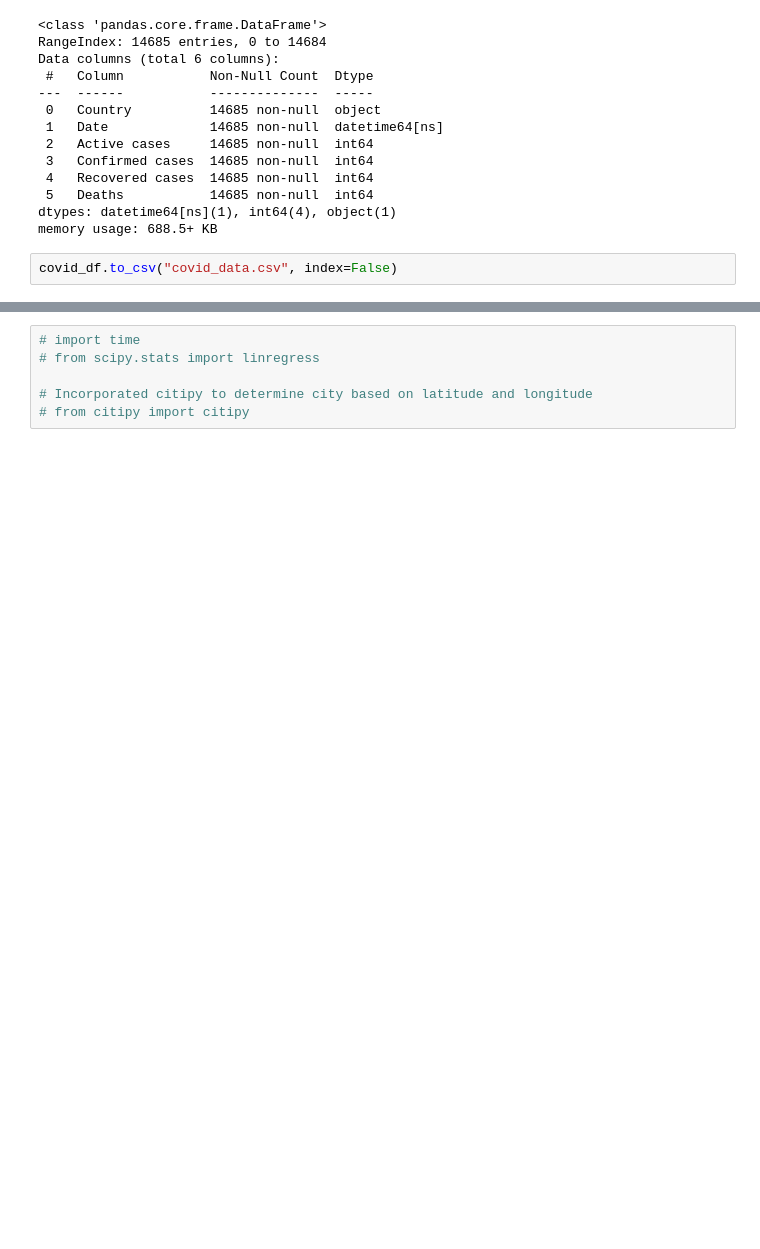
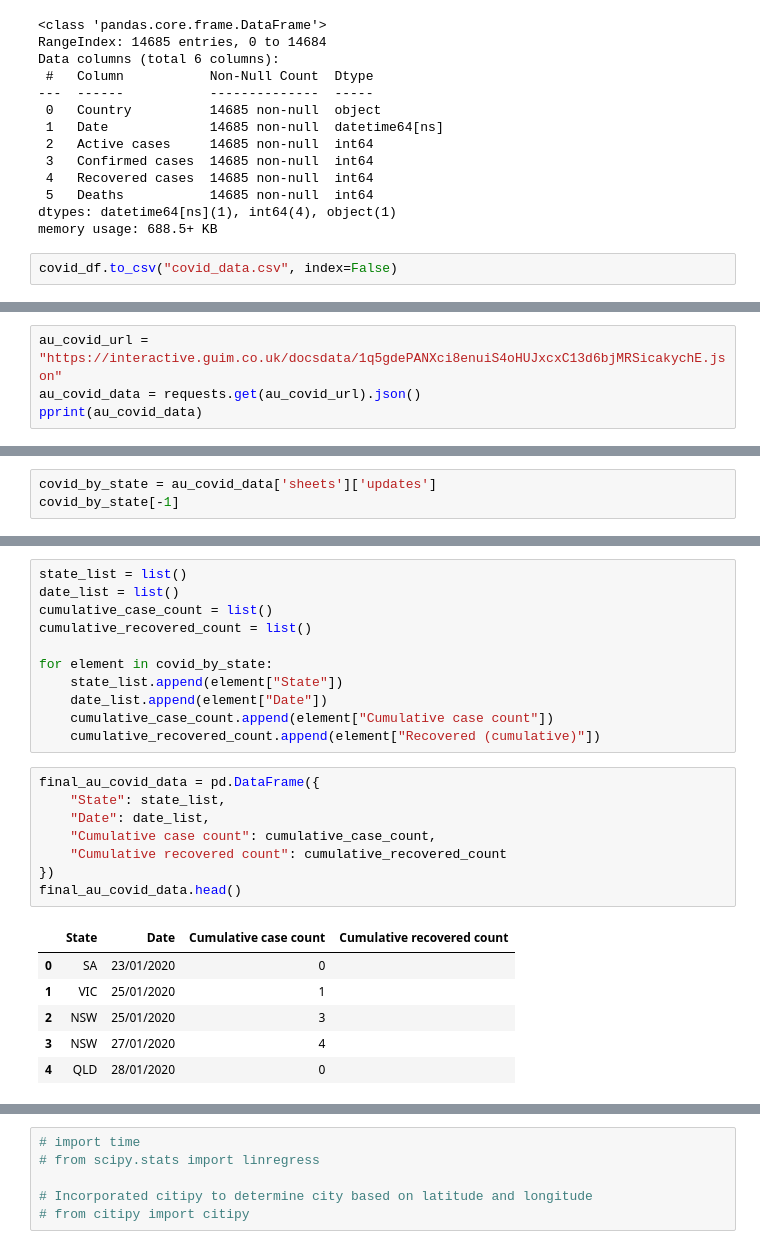
Before and after one commit to poojaisabelle/Project-One, a Jupyter notebook: data_exploration_cleanup_TRACEY.ipynb, the cells around one changed output, grey strips where cells are left out. Saved outputs shown, nothing was run; the diff lists cells and outputs as text; blank space fills up the shorter version.

Commit message:
Request and Clean the aus covid data. Export to csv file

```diff
--- a/data_exploration_cleanup_TRACEY.ipynb
+++ b/data_exploration_cleanup_TRACEY.ipynb
@@ -543,0 +546,4 @@ covid_df.to_csv("covid_data.csv", index=False)
+# %%
+au_covid_url = "https://interactive.guim.co.uk/docsdata/1q5gdePANXci8enuiS4oHUJxcxC13d6bjMRSicakychE.json"
+au_covid_data = requests.get(au_covid_url).json()
+pprint(au_covid_data)
@@ -543,0 +576,3 @@ covid_df.to_csv("covid_data.csv", index=False)
+# %%
+covid_by_state = au_covid_data['sheets']['updates']
+covid_by_state[-1]
@@ -543,0 +593,26 @@ covid_df.to_csv("covid_data.csv", index=False)
+# %%
+state_list = list()
+date_list = list()
+cumulative_case_count = list()
+cumulative_recovered_count = list()
+
+for element in covid_by_state:
+    state_list.append(element["State"])
+    date_list.append(element["Date"])
+    cumulative_case_count.append(element["Cumulative case count"])
+    cumulative_recovered_count.append(element["Recovered (cumulative)"])
+# %%
+final_au_covid_data = pd.DataFrame({
+    "State": state_list,
+    "Date": date_list,
+    "Cumulative case count": cumulative_case_count,
+    "Cumulative recovered count": cumulative_recovered_count
+})
+final_au_covid_data.head()
+# %% [output]
+|  | State | Date | Cumulative case count | Cumulative recovered count |
+| 0 | SA | 23/01/2020 | 0 |  |
+| 1 | VIC | 25/01/2020 | 1 |  |
+| 2 | NSW | 25/01/2020 | 3 |  |
+| 3 | NSW | 27/01/2020 | 4 |  |
+| 4 | QLD | 28/01/2020 | 0 |  |
```
Also changed, not shown: parts of 13 cells of this notebook, 1 other file.
